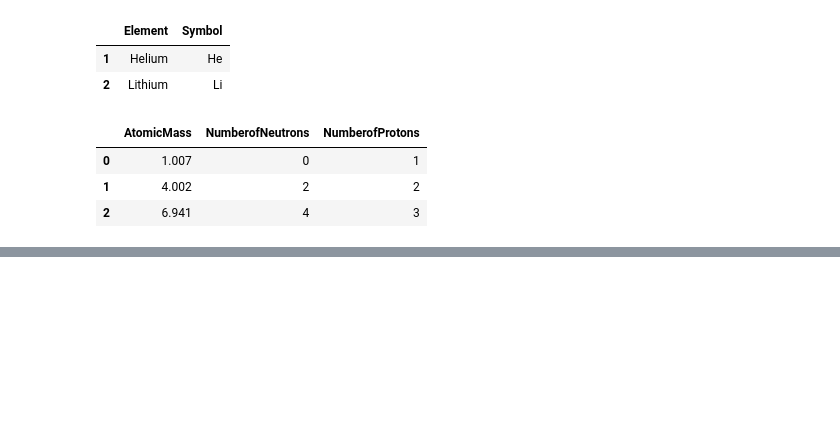
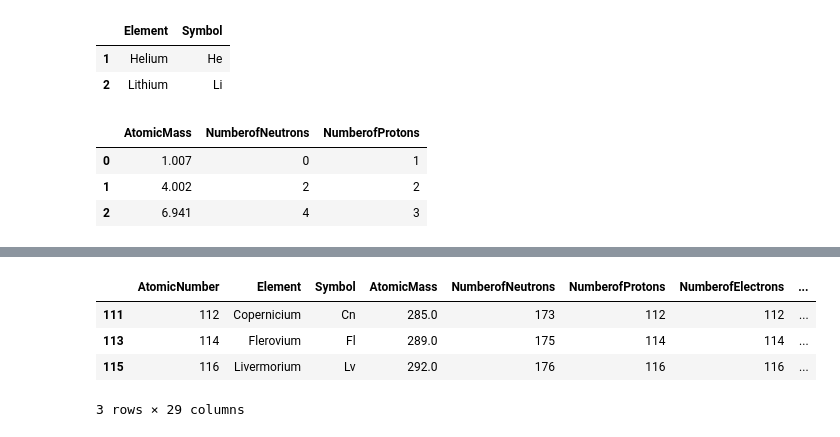
Before and after one commit to Itse-Lenguaje-para-analisis-de-datos-II/Lenguaje-para-analisis-de-datos-II, a Jupyter notebook: Modulo 2/Clase 1.ipynb, the cells around one changed output, grey strips where cells are left out. Saved outputs shown, nothing was run; the diff lists cells and outputs as text; code cells hidden in the pictures; blank space fills up the shorter version.

```diff
--- a/Modulo 2/Clase 1.ipynb
+++ b/Modulo 2/Clase 1.ipynb
@@ -330,0 +354,8 @@ df.iloc[0:3, :].iloc[:, 3:6]
+# %%
+df.loc[(df.AtomicMass > 280)&(df.Type == "Transactinide"),:]
+# %% [output]
+|  | AtomicNumber | Element | Symbol | AtomicMass | NumberofNeutrons | NumberofProtons | NumberofElectrons | ... |
+| 111 | 112 | Copernicium | Cn | 285.0 | 173 | 112 | 112 | ... |
+| 113 | 114 | Flerovium | Fl | 289.0 | 175 | 114 | 114 | ... |
+| 115 | 116 | Livermorium | Lv | 292.0 | 176 | 116 | 116 | ... |
+3 rows × 29 columns
```
Also changed, not shown: parts of 24 cells of this notebook.
